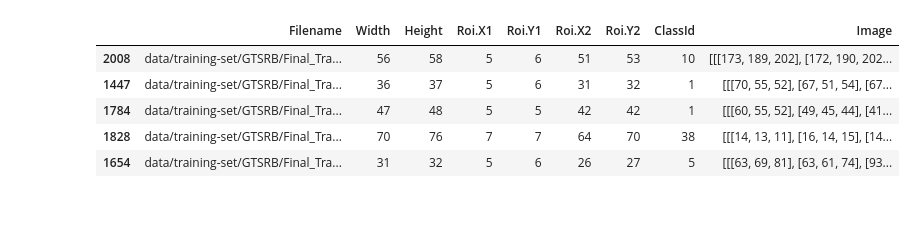
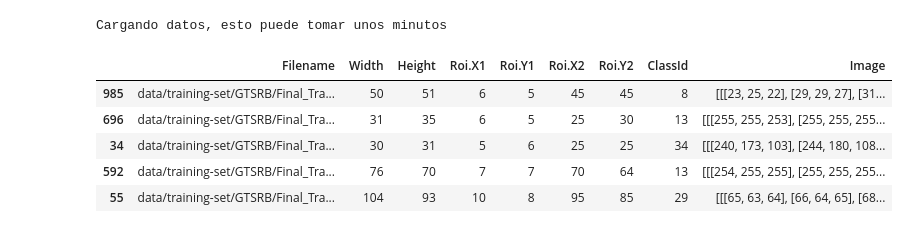
Before and after one commit to cgarciae/supervised-avanzado-german-traffic-signs, a Jupyter notebook: python-sample.ipynb, the cells around one changed output. Saved outputs shown, nothing was run; the diff lists cells and outputs as text; code cells hidden in the pictures.

```diff
--- a/python-sample.ipynb
+++ b/python-sample.ipynb
@@ -42,24 +19,18 @@ def partial_data():
 
         yield df
 
-
-def data_batch_iterator(batch_size):
-
-    data = partial_data()
-    data = pd.concat(data)
-
-    while True:
-        batch = data.sample(n=batch_size)
-        batch["Image"] = batch.Filename.apply(imread)
-
-        yield batch
+print("Cargando datos, esto puede tardar unos minutos...")
+data = pd.concat(partial_data())
+data["Image"] = data.Filename.apply(imread)
+# %% [output]
+Cargando datos, esto puede tomar unos minutos
-# %%
-next(data_batch_iterator(5))
-# %% [output]
-|  | Filename | Width | Height | Roi.X1 | Roi.Y1 | Roi.X2 | Roi.Y2 | ClassId | Image |
-| 2008 | data/training-set/GTSRB/Final_Tra... | 56 | 58 | 5 | 6 | 51 | 53 | 10 | [[[173, 189, 202], [172, 190, 202... |
-| 1447 | data/training-set/GTSRB/Final_Tra... | 36 | 37 | 5 | 6 | 31 | 32 | 1 | [[[70, 55, 52], [67, 51, 54], [67... |
-| 1784 | data/training-set/GTSRB/Final_Tra... | 47 | 48 | 5 | 5 | 42 | 42 | 1 | [[[60, 55, 52], [49, 45, 44], [41... |
-| 1828 | data/training-set/GTSRB/Final_Tra... | 70 | 76 | 7 | 7 | 64 | 70 | 38 | [[[14, 13, 11], [16, 14, 15], [14... |
-| 1654 | data/training-set/GTSRB/Final_Tra... | 31 | 32 | 5 | 6 | 26 | 27 | 5 | [[[63, 69, 81], [63, 61, 74], [93... |
+# %%
+data.sample(n=5)
+# %% [output]
+|  | Filename | Width | Height | Roi.X1 | Roi.Y1 | Roi.X2 | Roi.Y2 | ClassId | Image |
+| 985 | data/training-set/GTSRB/Final_Tra... | 50 | 51 | 6 | 5 | 45 | 45 | 8 | [[[23, 25, 22], [29, 29, 27], [31... |
+| 696 | data/training-set/GTSRB/Final_Tra... | 31 | 35 | 6 | 5 | 25 | 30 | 13 | [[[255, 255, 253], [255, 255, 255... |
+| 34 | data/training-set/GTSRB/Final_Tra... | 30 | 31 | 5 | 6 | 25 | 25 | 34 | [[[240, 173, 103], [244, 180, 108... |
+| 592 | data/training-set/GTSRB/Final_Tra... | 76 | 70 | 7 | 7 | 70 | 64 | 13 | [[[254, 255, 255], [255, 255, 255... |
+| 55 | data/training-set/GTSRB/Final_Tra... | 104 | 93 | 10 | 8 | 95 | 85 | 29 | [[[65, 63, 64], [66, 64, 65], [68... |
 # %%
```
Also changed, not shown: parts of 7 cells of this notebook, 2 other files.
